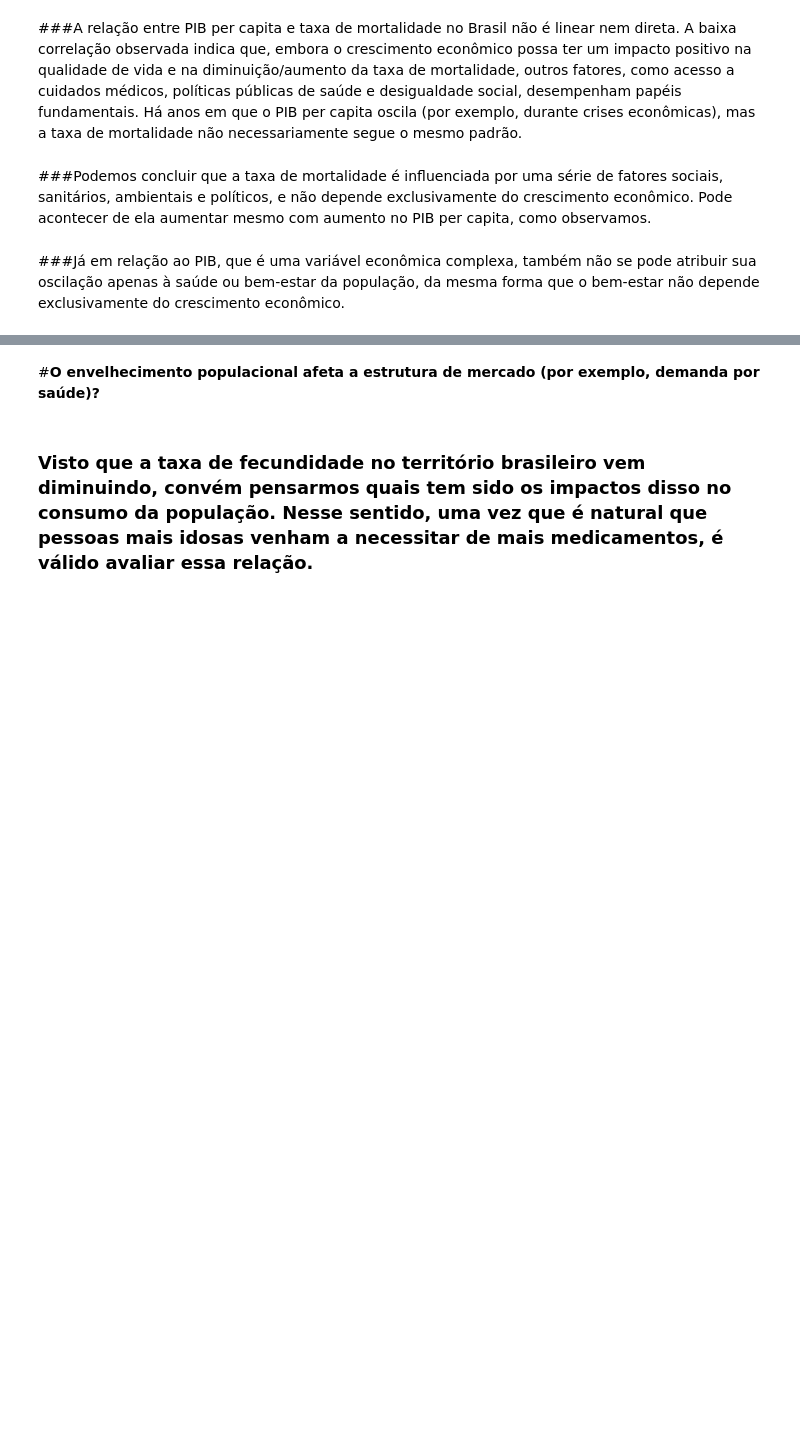
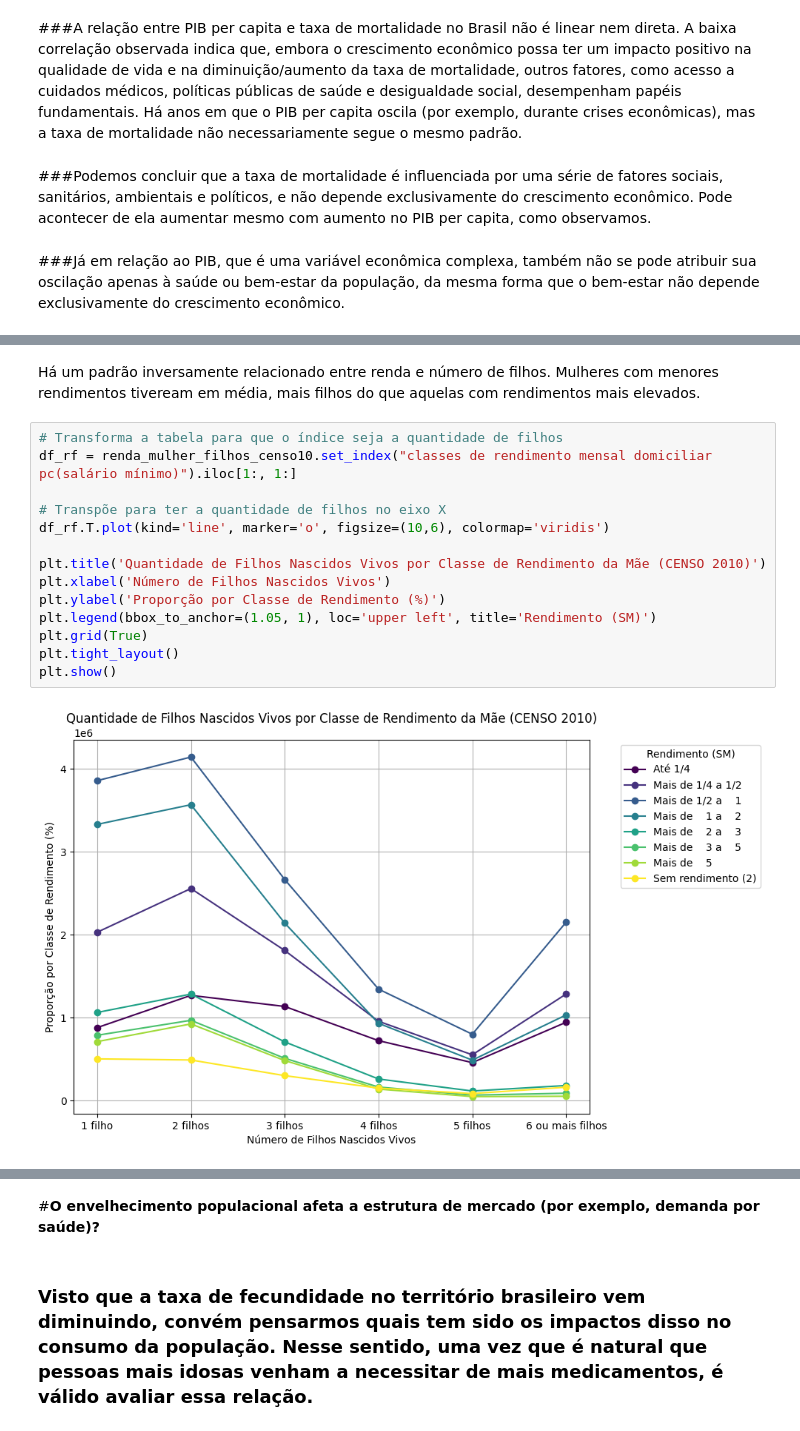
Before and after one commit to gabyxsantos/Economia, a Jupyter notebook: atualizandodf.ipynb, the cells around one changed output, grey strips where cells are left out. Drawn from its saved outputs; the diff is of its cells as text; blank space fills up the shorter version.

```diff
--- a/atualizandodf.ipynb
+++ b/atualizandodf.ipynb
@@ -1050,0 +1167,18 @@ Correlação entre PIB Per Capita e Taxa de Mortalidade Bruta: 0.17
+# %% [markdown]
+Há um padrão inversamente relacionado entre renda e número de filhos. Mulheres com menores rendimentos tiveream em média, mais filhos do que aquelas com rendimentos mais elevados.
+# %%
+# Transforma a tabela para que o índice seja a quantidade de filhos
+df_rf = renda_mulher_filhos_censo10.set_index("classes de rendimento mensal domiciliar pc(salário mínimo)").iloc[1:, 1:]
+
+# Transpõe para ter a quantidade de filhos no eixo X
+df_rf.T.plot(kind='line', marker='o', figsize=(10,6), colormap='viridis')
+
+plt.title('Quantidade de Filhos Nascidos Vivos por Classe de Rendimento da Mãe (CENSO 2010)')
+plt.xlabel('Número de Filhos Nascidos Vivos')
+plt.ylabel('Proporção por Classe de Rendimento (%)')
+plt.legend(bbox_to_anchor=(1.05, 1), loc='upper left', title='Rendimento (SM)')
+plt.grid(True)
+plt.tight_layout()
+plt.show()
+# %% [output]
+[figure, added]
```
Also changed, not shown: parts of 28 cells of this notebook.
